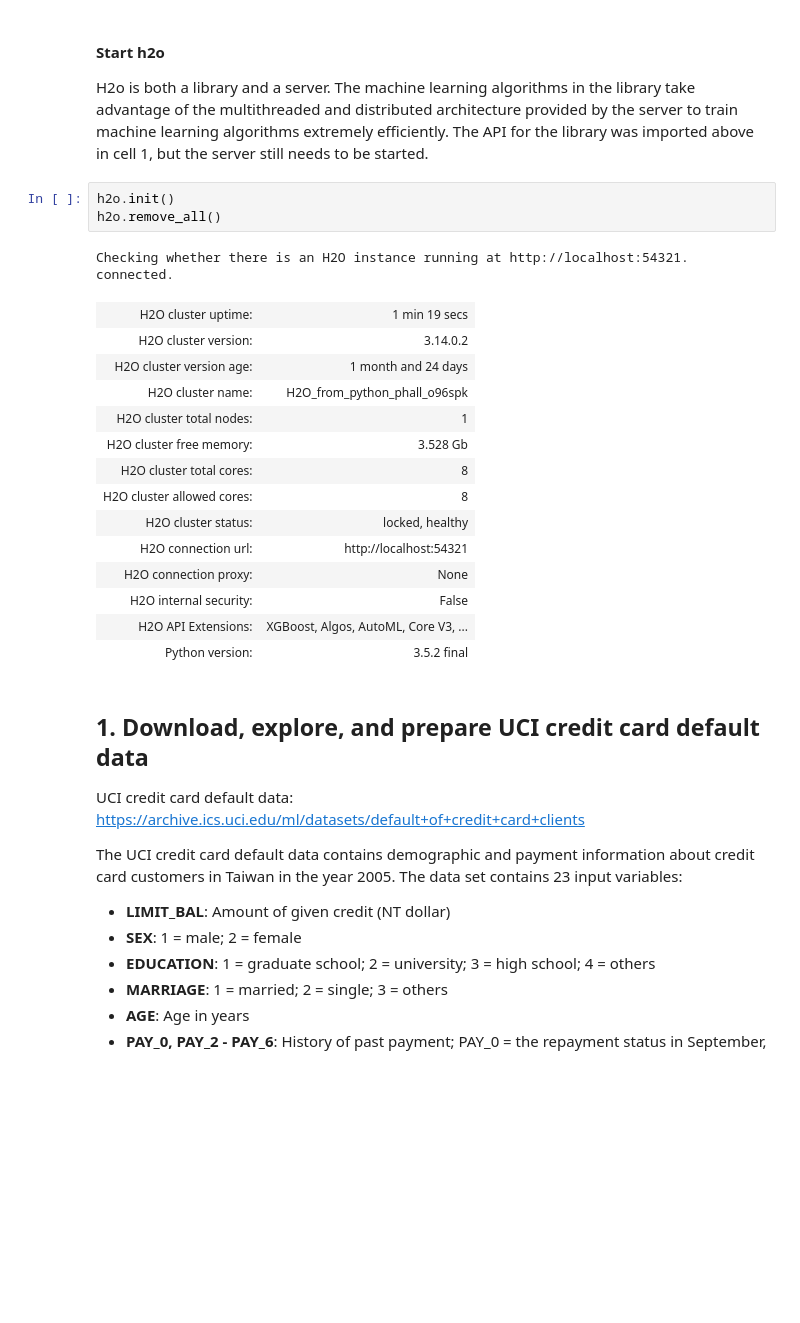
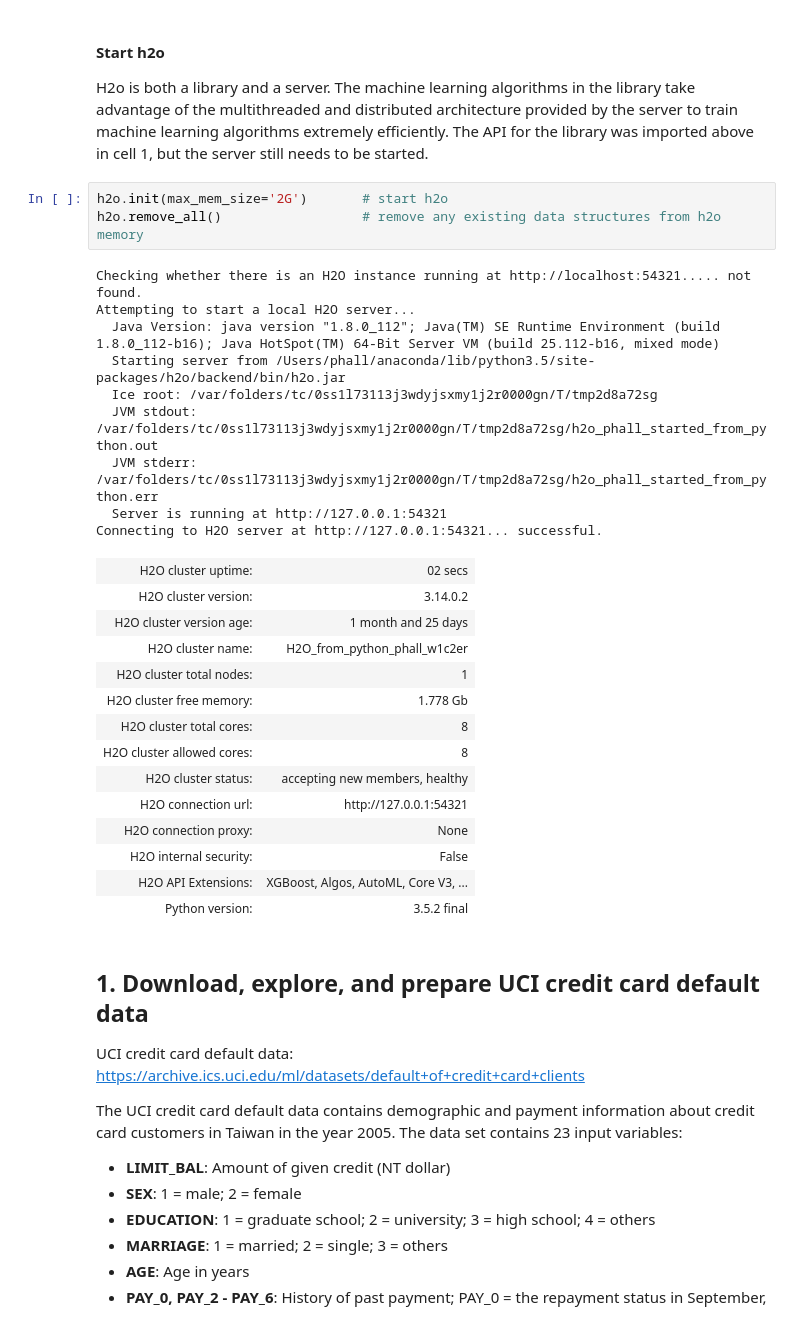
Before and after one commit to jphall663/interpretable_machine_learning_with_python, a Jupyter notebook: resid_sens_analysis.ipynb, the cells around one changed output. Drawn from its saved outputs; the diff is of its cells as text; blank space fills up the shorter version.

```diff
--- a/resid_sens_analysis.ipynb
+++ b/resid_sens_analysis.ipynb
@@ -39,25 +39,33 @@ import seaborn as sns
 # %% [markdown]
 #### Start h2o
 H2o is both a library and a server. The machine learning algorithms in the library take advantage of the multithreaded and distributed architecture provided by the server to train machine learning algorithms extremely efficiently. The API for the library was imported above in cell 1, but the server still needs to be started.
-# %%
-h2o.init()
-h2o.remove_all()
-# %% [output]
-Checking whether there is an H2O instance running at http://localhost:54321. connected.
-| H2O cluster uptime: | 1 min 19 secs |
-| H2O cluster version: | 3.14.0.2 |
-| H2O cluster version age: | 1 month and 24 days |
-| H2O cluster name: | H2O_from_python_phall_o96spk |
-| H2O cluster total nodes: | 1 |
-| H2O cluster free memory: | 3.528 Gb |
-| H2O cluster total cores: | 8 |
-| H2O cluster allowed cores: | 8 |
-| H2O cluster status: | locked, healthy |
-| H2O connection url: | http://localhost:54321 |
-| H2O connection proxy: | None |
-| H2O internal security: | False |
-| H2O API Extensions: | XGBoost, Algos, AutoML, Core V3, ... |
-| Python version: | 3.5.2 final |
+# %%
+h2o.init(max_mem_size='2G')       # start h2o
+h2o.remove_all()                  # remove any existing data structures from h2o memory
+# %% [output]
+Checking whether there is an H2O instance running at http://localhost:54321..... not found.
+Attempting to start a local H2O server...
+  Java Version: java version "1.8.0_112"; Java(TM) SE Runtime Environment (build 1.8.0_112-b16); Java HotSpot(TM) 64-Bit Server VM (build 25.112-b16, mixed mode)
+  Starting server from /Users/phall/anaconda/lib/python3.5/site-packages/h2o/backend/bin/h2o.jar
+  Ice root: /var/folders/tc/0ss1l73113j3wdyjsxmy1j2r0000gn/T/tmp2d8a72sg
+  JVM stdout: /var/folders/tc/0ss1l73113j3wdyjsxmy1j2r0000gn/T/tmp2d8a72sg/h2o_phall_started_from_python.out
+  JVM stderr: /var/folders/tc/0ss1l73113j3wdyjsxmy1j2r0000gn/T/tmp2d8a72sg/h2o_phall_started_from_python.err
+  Server is running at http://127.0.0.1:54321
+Connecting to H2O server at http://127.0.0.1:54321... successful.
+| H2O cluster uptime: | 02 secs |
+| H2O cluster version: | 3.14.0.2 |
+| H2O cluster version age: | 1 month and 25 days |
+| H2O cluster name: | H2O_from_python_phall_w1c2er |
+| H2O cluster total nodes: | 1 |
+| H2O cluster free memory: | 1.778 Gb |
+| H2O cluster total cores: | 8 |
+| H2O cluster allowed cores: | 8 |
+| H2O cluster status: | accepting new members, healthy |
+| H2O connection url: | http://127.0.0.1:54321 |
+| H2O connection proxy: | None |
+| H2O internal security: | False |
+| H2O API Extensions: | XGBoost, Algos, AutoML, Core V3, ... |
+| Python version: | 3.5.2 final |
 # %% [markdown]
 ## 1. Download, explore, and prepare UCI credit card default data
 
```
Also changed, not shown: parts of 8 cells of this notebook, 2 other files.
